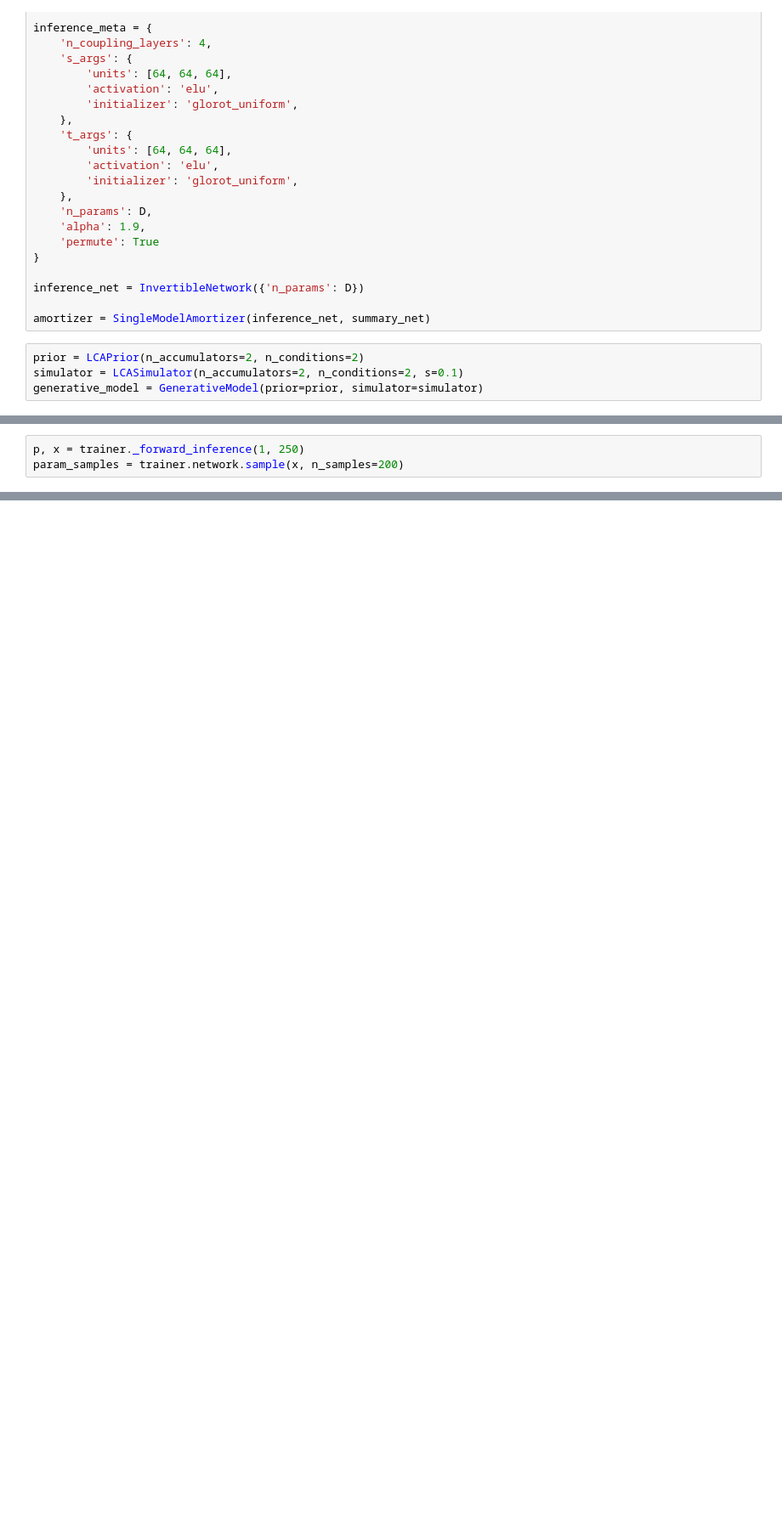
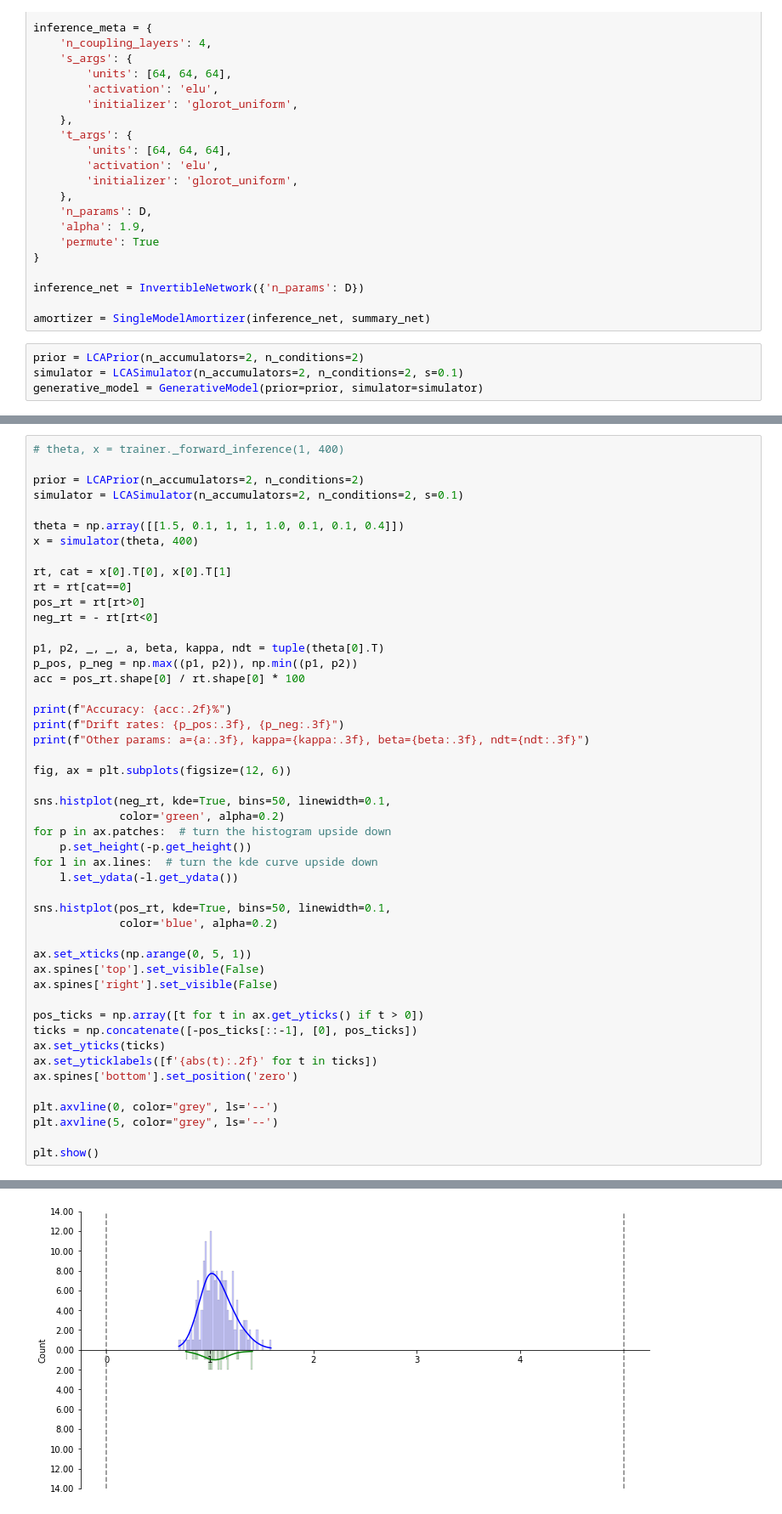
Before and after one commit to marvinschmitt/LCAEstimation, a Jupyter notebook: accumulator_meta.ipynb, the cells around one changed output, grey strips where cells are left out. Shown at 85% size. Cells and saved outputs as stored; diff of their text form; blank space fills up the shorter version.

```diff
--- a/accumulator_meta.ipynb
+++ b/accumulator_meta.ipynb
@@ -247,3 +224,0 @@ plt.plot(l)
-# %%
-p, x = trainer._forward_inference(1, 250)
-param_samples = trainer.network.sample(x, n_samples=200)
@@ -249,0 +228,49 @@ param_samples = trainer.network.sample(x, n_samples=200)
+# %%
+# theta, x = trainer._forward_inference(1, 400)
+
+prior = LCAPrior(n_accumulators=2, n_conditions=2)
+simulator = LCASimulator(n_accumulators=2, n_conditions=2, s=0.1)
+
+theta = np.array([[1.5, 0.1, 1, 1, 1.0, 0.1, 0.1, 0.4]])
+x = simulator(theta, 400)
+
+rt, cat = x[0].T[0], x[0].T[1]
+rt = rt[cat==0]
+pos_rt = rt[rt>0]
+neg_rt = - rt[rt<0]
+
+p1, p2, _, _, a, beta, kappa, ndt = tuple(theta[0].T)
+p_pos, p_neg = np.max((p1, p2)), np.min((p1, p2))
+acc = pos_rt.shape[0] / rt.shape[0] * 100
+
+print(f"Accuracy: {acc:.2f}%")
+print(f"Drift rates: {p_pos:.3f}, {p_neg:.3f}")
+print(f"Other params: a={a:.3f}, kappa={kappa:.3f}, beta={beta:.3f}, ndt={ndt:.3f}")
+
+fig, ax = plt.subplots(figsize=(12, 6))
+
+sns.histplot(neg_rt, kde=True, bins=50, linewidth=0.1,
+             color='green', alpha=0.2)
+for p in ax.patches:  # turn the histogram upside down
+    p.set_height(-p.get_height())
+for l in ax.lines:  # turn the kde curve upside down
+    l.set_ydata(-l.get_ydata())
+
+sns.histplot(pos_rt, kde=True, bins=50, linewidth=0.1,
+             color='blue', alpha=0.2)
+
+ax.set_xticks(np.arange(0, 5, 1))
+ax.spines['top'].set_visible(False)
+ax.spines['right'].set_visible(False)
+
+pos_ticks = np.array([t for t in ax.get_yticks() if t > 0])
+ticks = np.concatenate([-pos_ticks[::-1], [0], pos_ticks])
+ax.set_yticks(ticks)
+ax.set_yticklabels([f'{abs(t):.2f}' for t in ticks])
+ax.spines['bottom'].set_position('zero')
+
+plt.axvline(0, color="grey", ls='--')
+plt.axvline(5, color="grey", ls='--')
+
+plt.show()
+# %% [output]
@@ -250 +280,2 @@ param_samples = trainer.network.sample(x, n_samples=200)
+[figure, added]
 # %%
```
Also changed, not shown: parts of 10 cells of this notebook.
